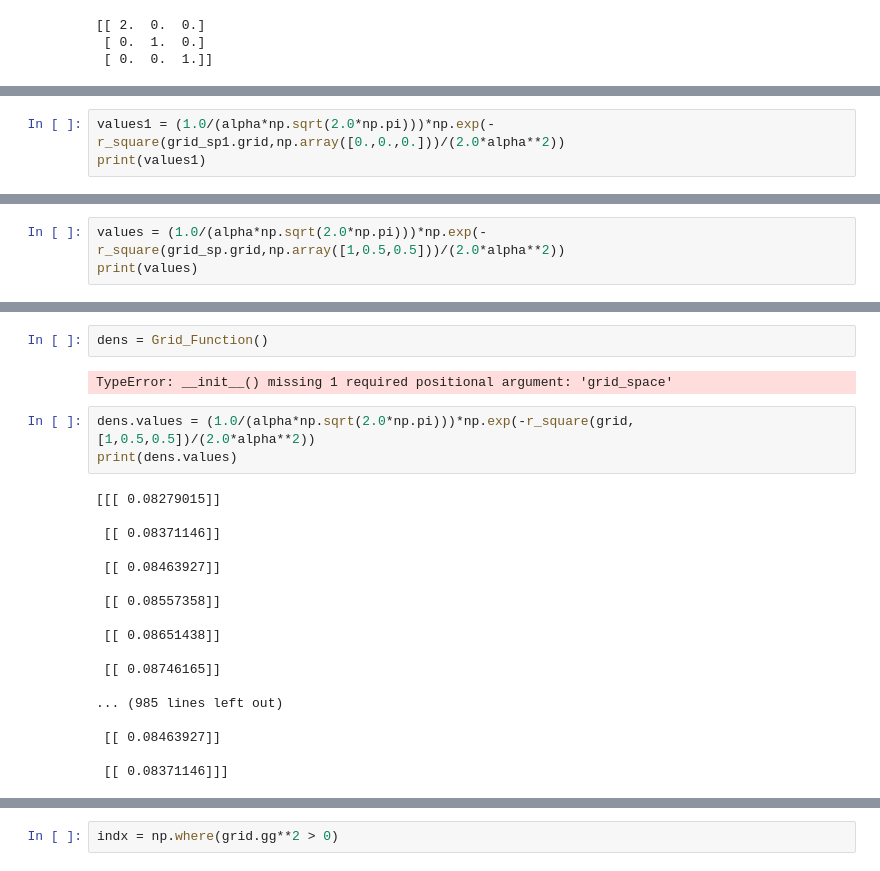
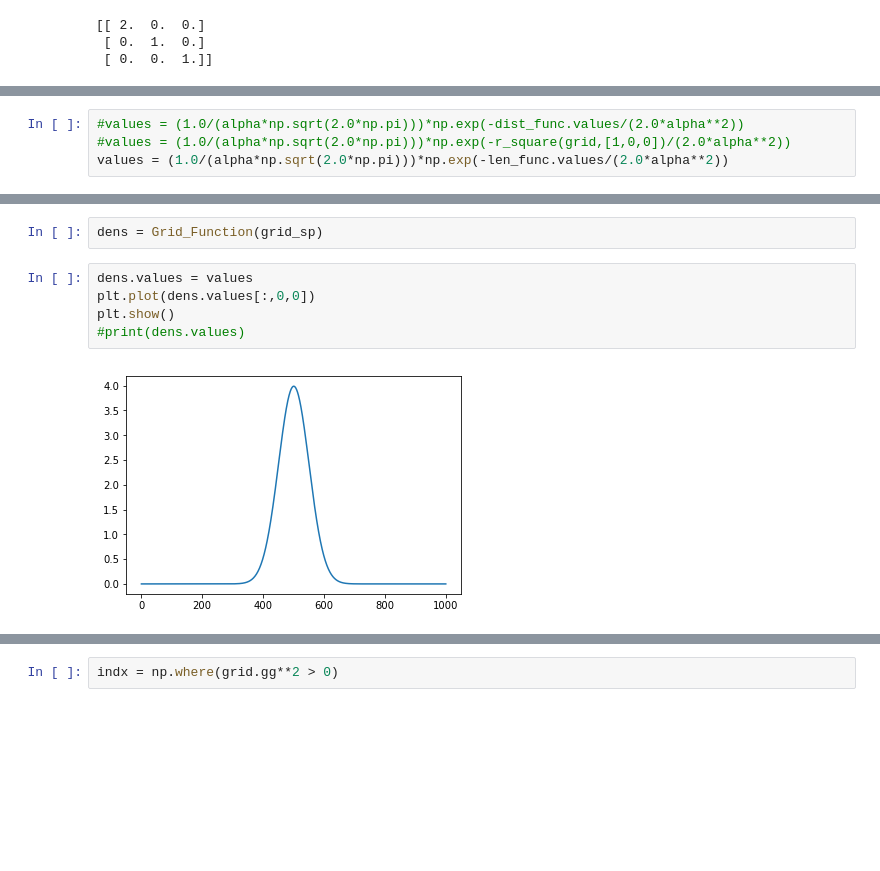
Before and after one commit to alesgenova/pbcpy, a Jupyter notebook: src/vh_prototype_test.ipynb, the cells around one changed output, grey strips where cells are left out. Saved outputs shown, nothing was run; the diff lists cells and outputs as text; blank space fills up the shorter version.

```diff
--- a/src/vh_prototype_test.ipynb
+++ b/src/vh_prototype_test.ipynb
@@ -67,3 +76,4 @@ alpha=0.6
 # %%
-values1 = (1.0/(alpha*np.sqrt(2.0*np.pi)))*np.exp(-r_square(grid_sp1.grid,np.array([0.,0.,0.]))/(2.0*alpha**2))
-print(values1)
+#values = (1.0/(alpha*np.sqrt(2.0*np.pi)))*np.exp(-dist_func.values/(2.0*alpha**2))
+#values = (1.0/(alpha*np.sqrt(2.0*np.pi)))*np.exp(-r_square(grid,[1,0,0])/(2.0*alpha**2))
+values = (1.0/(alpha*np.sqrt(2.0*np.pi)))*np.exp(-len_func.values/(2.0*alpha**2))
@@ -88,3 +79,0 @@ print(values1)
-# %%
-values = (1.0/(alpha*np.sqrt(2.0*np.pi)))*np.exp(-r_square(grid_sp.grid,np.array([1,0.5,0.5]))/(2.0*alpha**2))
-print(values)
@@ -109,27 +80,11 @@ print(values)
 # %%
-dens = Grid_Function()
+dens = Grid_Function(grid_sp)
-# %% [output]
-TypeError: __init__() missing 1 required positional argument: 'grid_space'
-# %%
-dens.values = (1.0/(alpha*np.sqrt(2.0*np.pi)))*np.exp(-r_square(grid,[1,0.5,0.5])/(2.0*alpha**2))
-print(dens.values)
-# %% [output]
-[[[ 0.08279015]]
-
- [[ 0.08371146]]
-
- [[ 0.08463927]]
-
- [[ 0.08557358]]
-
- [[ 0.08651438]]
-
- [[ 0.08746165]]
-
-... (985 lines left out)
-
- [[ 0.08463927]]
-
- [[ 0.08371146]]]
+# %%
+dens.values = values
+plt.plot(dens.values[:,0,0])
+plt.show()
+#print(dens.values)
+# %% [output]
+[figure, added]
 # %%
 densFFT = dens.fft()
```
Also changed, not shown: parts of 23 cells of this notebook, 3 other files.
